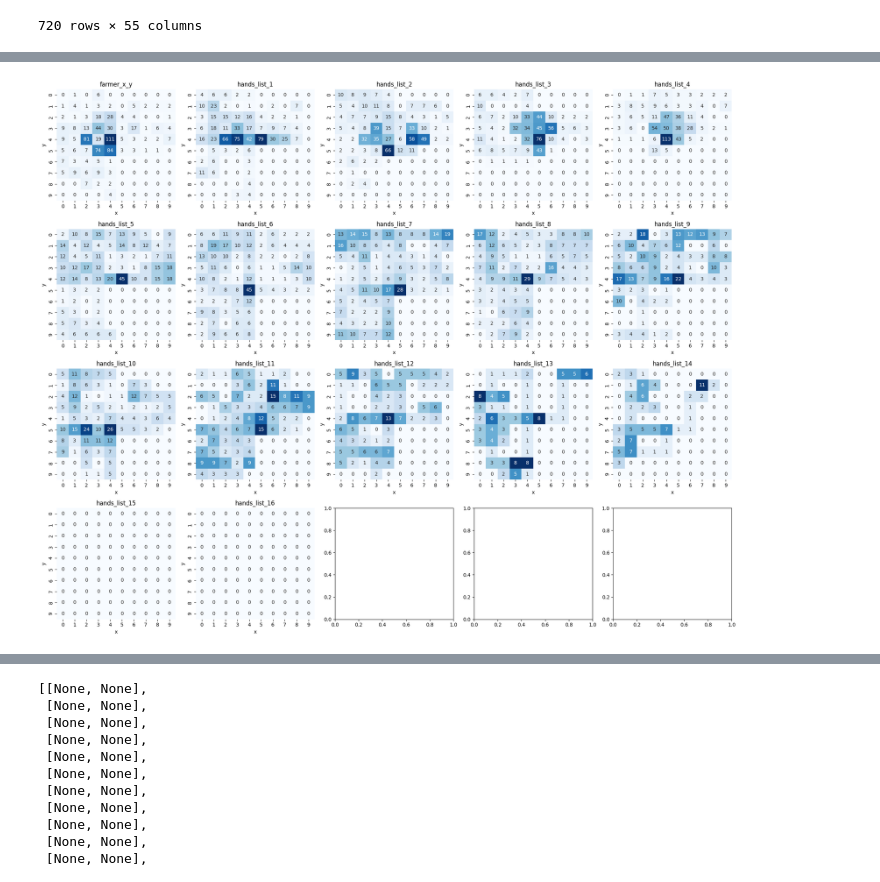
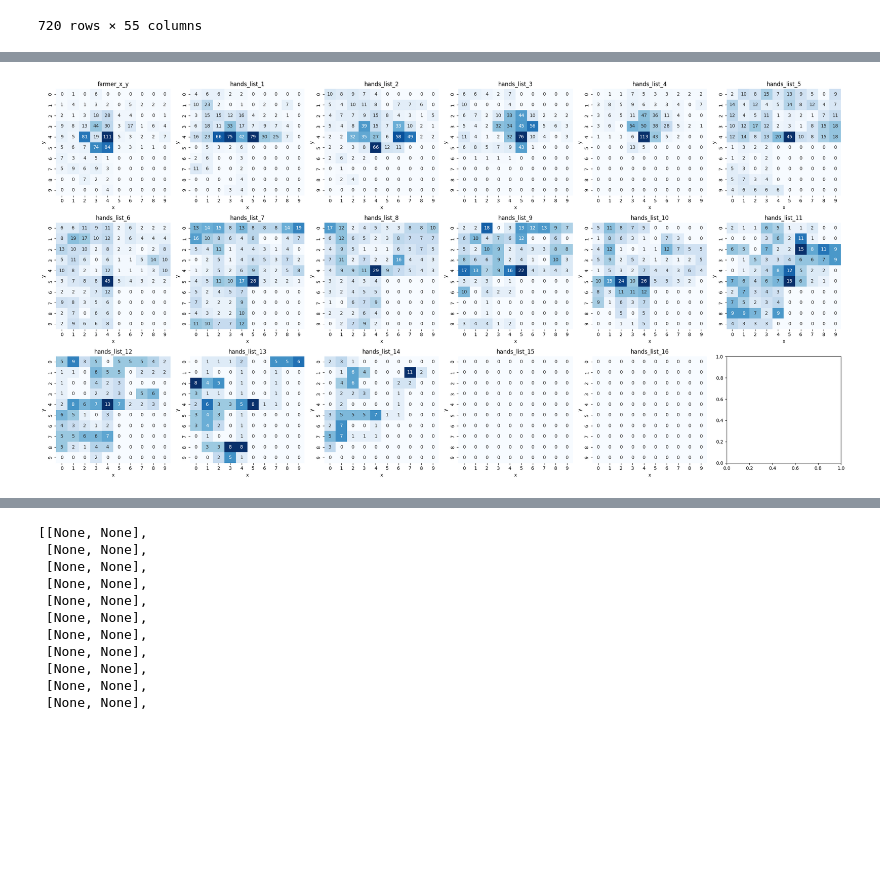
Before and after one commit to kenkenkengo0421/Kaggriculture, a Jupyter notebook: Kaggriculture_Movements_in_the_top_xx%/range_of_action.ipynb, the cells around one changed output, grey strips where cells are left out. Drawn from its saved outputs; the diff is of its cells as text; code cells hidden in the pictures; blank space fills up the shorter version.

```diff
--- a/Kaggriculture_Movements_in_the_top_xx%/range_of_action.ipynb
+++ b/Kaggriculture_Movements_in_the_top_xx%/range_of_action.ipynb
@@ -34,11 +32,11 @@
 # %%
 
 
-"""
+
 import sys
 sys.path.append("/kaggle/input/datasets/nagatakengo/kaggriculture-movements-in-the-top-xx")
-sys.path.append("/kaggle/input/datasets/nagatakengo/kaggriculture-movements-in-the-top-xx/Kaggriculture_Movements_in_the_top_xx%")
-"""
+
+
 
 import pandas as pd
 from kaggriculture_df import Kaggriculture_df
@@ -49,10 +47,12 @@ from kaggle_kaggriculture import convert, xy_plt_2d, xy_plt_2d_all, create_all_h
 import matplotlib.pyplot as plt
 import seaborn as sns
 
+
+df_st = (Kaggriculture_df("/kaggle/input/datasets/nagatakengo/kaggriculture-movements-in-the-top-xx/results/st_data/strong_rank1_score157577.0_p1.json", 1)).df
+df_be = (Kaggriculture_df("/kaggle/input/datasets/nagatakengo/kaggriculture-movements-in-the-top-xx/results/be_data_5/beginner_rank1_score83174.0_p1.json",1)).df
+
+
 """
-df_st = (Kaggriculture_df("/kaggle/input/datasets/nagatakengo/kaggriculture-movements-in-the-top-xx/output_re/st_data/strong_rank1_score157577.0_p1.json", 1)).df
-df_be = (Kaggriculture_df("/kaggle/input/datasets/nagatakengo/kaggriculture-movements-in-the-top-xx/output_re/be_data/beginner_rank1_score99661.0_p1.json",1)).df
-"""
-
 df_st = (Kaggriculture_df("/data/st_data/strong_rank1_score157577.0_p1.json", 1)).df
 df_be = (Kaggriculture_df("/data/be_data/beginner_rank1_score99661.0_p1.json",1)).df
+"""
@@ -103,5 +85,5 @@ xy_plt_2d_all(df_be, ["hands_list_1", "hands_list_2"], 1, 2)
 # %%
 cols_st = ["farmer_x_y"] + [f"hands_list_{i}" for i in range(1, 17)]
-xy_plt_2d_all(df_st, cols_st, 4, 5)
+xy_plt_2d_all(df_st, cols_st, 3, 6)
 # %% [output]
-[figure, old version]
+[figure, new version]
```
Also changed, not shown: parts of 38 cells of this notebook, 1 other file.
